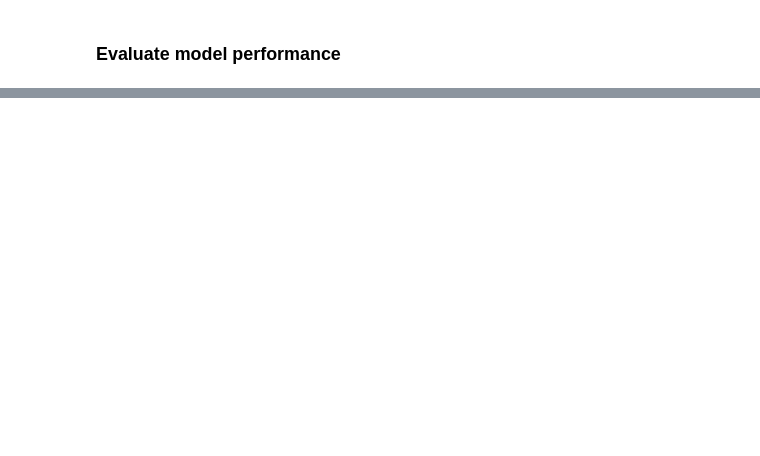
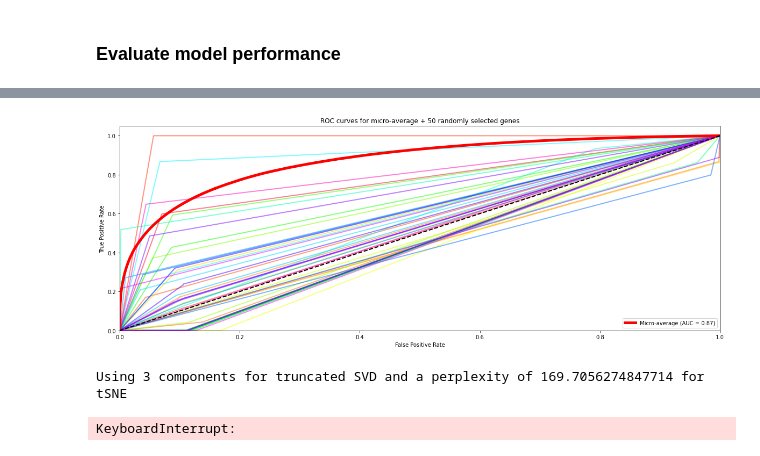
Before and after one commit to natasha-dudek/DeepGenomeVector, a Jupyter notebook: main.ipynb, the cells around one changed output, grey strips where cells are left out. Saved outputs shown, nothing was run; the diff lists cells and outputs as text; code cells hidden in the pictures; blank space fills up the shorter version.

Commit message:
broken but with ROC curve and weighted loss

```diff
--- a/main.ipynb
+++ b/main.ipynb
@@ -196,0 +208,9 @@ embeddings = train_test.generate_embeddings(model, corrupt_test_data)
+# %%
+# Generate probabilities for ROC curve
+model.eval()
+with torch.no_grad():
+    y_probas = model(corrupt_test_data) # predicted probabilities generated by model
+# %%
+data_viz.my_roc_curve(target, y_probas.numpy())
+# %% [output]
+[figure, added]
@@ -197,5 +222,8 @@ embeddings = train_test.generate_embeddings(model, corrupt_test_data)
 # %%
-data_viz.plot_tSNE(embeddings, test_data, num_to_genome, genome_to_tax, test_tax_dict)
+#data_viz.plot_tSNE(embeddings, test_data, num_to_genome, genome_to_tax, test_tax_dict)
+# %% [output]
+Using 3 components for truncated SVD and a perplexity of 169.7056274847714 for tSNE
+KeyboardInterrupt:
 # %%
 # tSNE for corrupted genomes passed through untrained model
 untrained_model = models.AutoEncoder(len(cluster_names))
```
Also changed, not shown: parts of 12 cells of this notebook, 4 other files.
